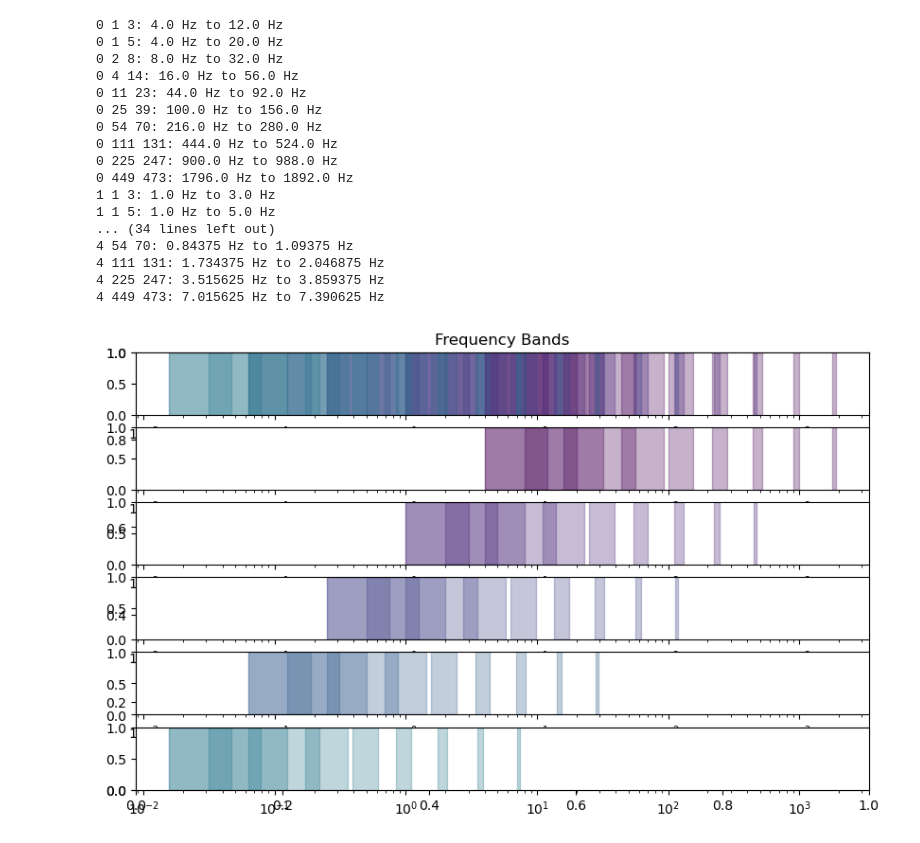
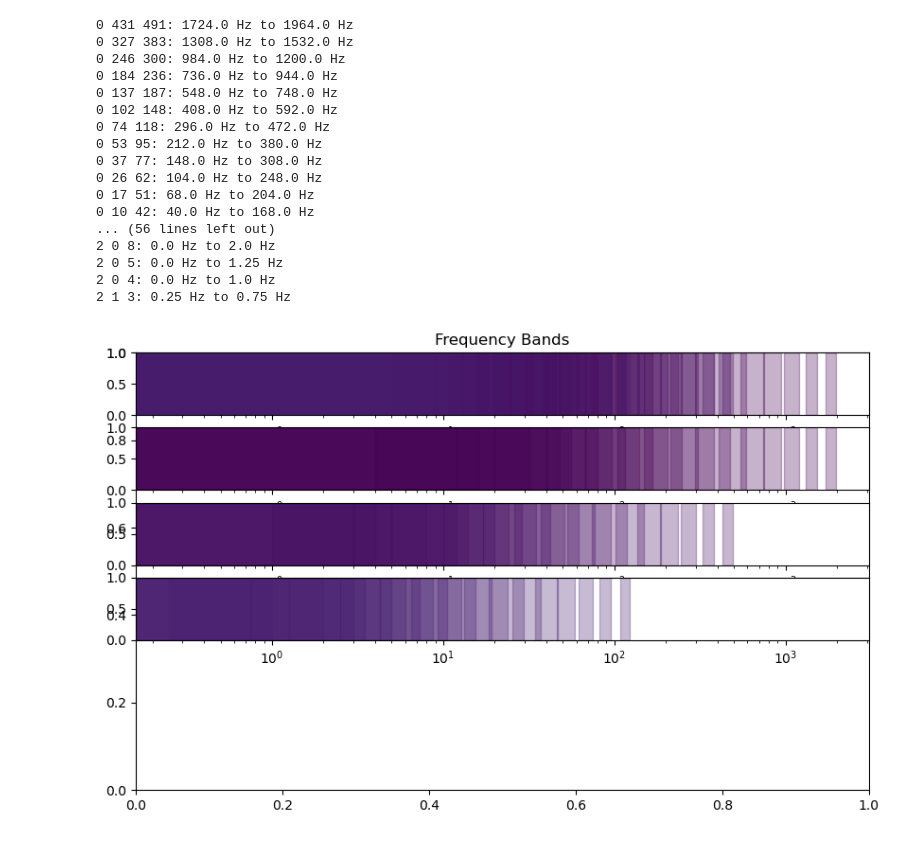
Before and after one commit to kujaku11/sandbox_scripts, a Jupyter notebook: panel_band_picker.ipynb, the cells around one changed output. Drawn from its saved outputs; the diff is of its cells as text; code cells hidden in the pictures.

```diff
--- a/panel_band_picker.ipynb
+++ b/panel_band_picker.ipynb
@@ -109,7 +107,7 @@ def calculate_bands(freqs, rate, num_bands, band_width):
 
      bands = {}
      for index, f in enumerate(centers, 1):
-         bx = int((band_width/2)*(index/2)
+         bx = int((band_width/2)*(index/2))
          center_index = (freqs >= f).argmax()
          left_index = max([0, int(center_index - bx)])
          right_index = min([int(center_index + bx), freqs.size - 1])
@@ -117,4 +115,4 @@ def calculate_bands(freqs, rate, num_bands, band_width):
 
      return bands
 # %%
-frequencies = compute_frequencies(1024, 4096, 4, 5)
+frequencies = compute_frequencies(1024, 4096, 4, 3)
@@ -134,40 +119,42 @@ bands
 # %%
 from matplotlib import pyplot as plt
 
 fig = plt.figure(2, figsize=(10, 6))
 plt.title("Frequency Bands")
 ax = fig.add_subplot(6, 1, 1)
 
 
-for ii, b in enumerate([calculate_bands(ff[1], 4096/(4**ii), 10, 5) for ii, ff in enumerate(frequencies, 0)]):
+for ii, b in enumerate([calculate_bands(ff[1], 4096/(4**ii), 24, 5) for ii, ff in enumerate(frequencies, 0)]):
     ax2 = fig.add_subplot(6, 1, 2 + ii, sharex=ax)
 
+    lines = []
     for k, v in b.items():
         ax.axvspan(v['values'][0], v['values'][1], alpha=0.3, color=plt.cm.viridis(ii / len(b)))
         ax2.axvspan(v['values'][0], v['values'][1], alpha=0.3, color=plt.cm.viridis(ii / len(b)))
 
         # ax.plot([v['values'][0], v['values'][1]], [0, 1], label=f"Band {ii}", color=plt.cm.viridis(ii / len(b)), linewidth=2)
-        print(f"{ii} {v['index'][0]} {v['index'][1]}: {v['values'][0]} Hz to {v['values'][1]} Hz")
+        lines.append(f"{ii} {v['index'][0]} {v['index'][1]}: {v['values'][0]} Hz to {v['values'][1]} Hz")
+    print("\n".join(lines[::-1]))
     ax2.set_xscale("log")
 ax.set_xscale('log')
 ax.set_xlabel("Frequency (Hz)")
 plt.show()
 # %% [output]
-0 1 3: 4.0 Hz to 12.0 Hz
-0 1 5: 4.0 Hz to 20.0 Hz
-0 2 8: 8.0 Hz to 32.0 Hz
-0 4 14: 16.0 Hz to 56.0 Hz
-0 11 23: 44.0 Hz to 92.0 Hz
-0 25 39: 100.0 Hz to 156.0 Hz
-0 54 70: 216.0 Hz to 280.0 Hz
-0 111 131: 444.0 Hz to 524.0 Hz
-0 225 247: 900.0 Hz to 988.0 Hz
-0 449 473: 1796.0 Hz to 1892.0 Hz
-1 1 3: 1.0 Hz to 3.0 Hz
-1 1 5: 1.0 Hz to 5.0 Hz
-... (34 lines left out)
-4 54 70: 0.84375 Hz to 1.09375 Hz
-4 111 131: 1.734375 Hz to 2.046875 Hz
-4 225 247: 3.515625 Hz to 3.859375 Hz
-4 449 473: 7.015625 Hz to 7.390625 Hz
+0 431 491: 1724.0 Hz to 1964.0 Hz
+0 327 383: 1308.0 Hz to 1532.0 Hz
+0 246 300: 984.0 Hz to 1200.0 Hz
+0 184 236: 736.0 Hz to 944.0 Hz
+0 137 187: 548.0 Hz to 748.0 Hz
+0 102 148: 408.0 Hz to 592.0 Hz
+0 74 118: 296.0 Hz to 472.0 Hz
+0 53 95: 212.0 Hz to 380.0 Hz
+0 37 77: 148.0 Hz to 308.0 Hz
+0 26 62: 104.0 Hz to 248.0 Hz
+0 17 51: 68.0 Hz to 204.0 Hz
+0 10 42: 40.0 Hz to 168.0 Hz
+... (56 lines left out)
+2 0 8: 0.0 Hz to 2.0 Hz
+2 0 5: 0.0 Hz to 1.25 Hz
+2 0 4: 0.0 Hz to 1.0 Hz
+2 1 3: 0.25 Hz to 0.75 Hz
-[figure, old version]
+[figure, new version]
```
Also changed, not shown: parts of 4 cells of this notebook, 1 other file.
